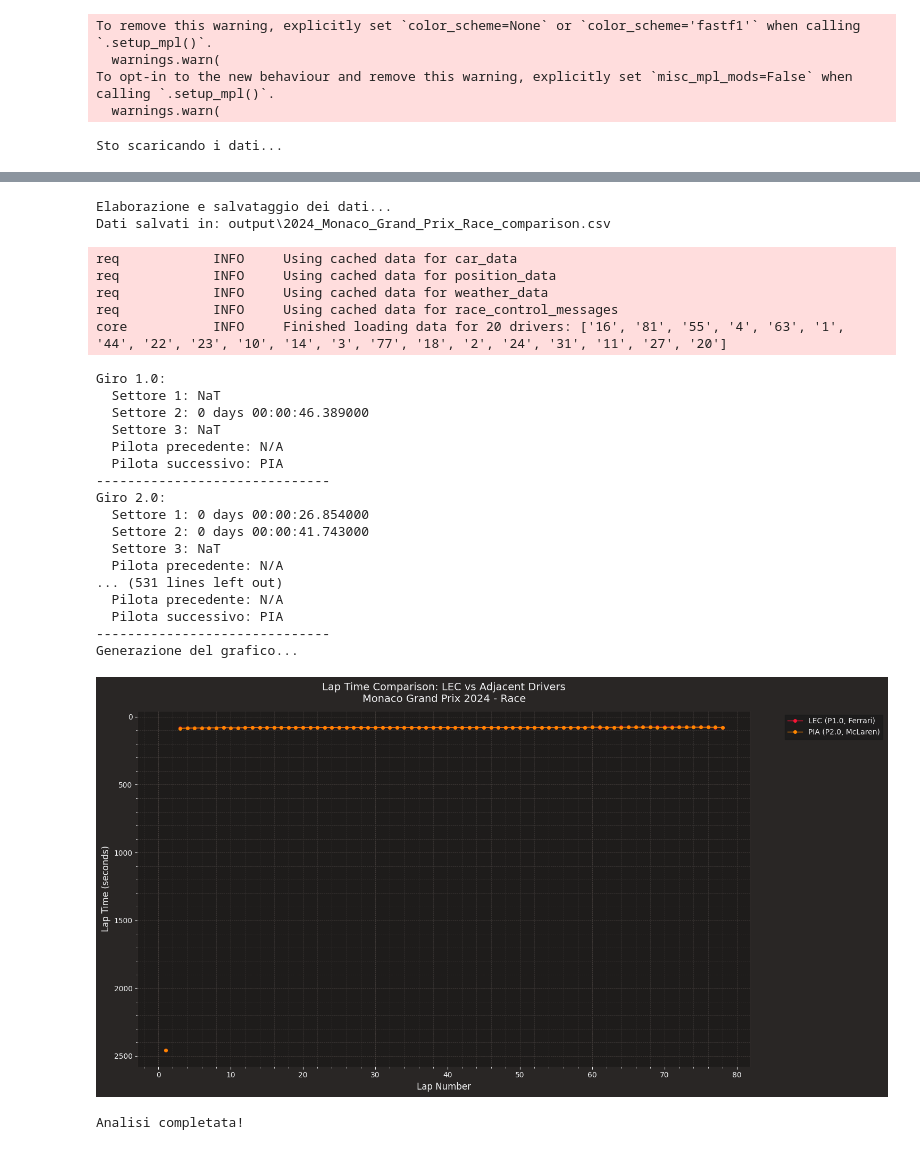
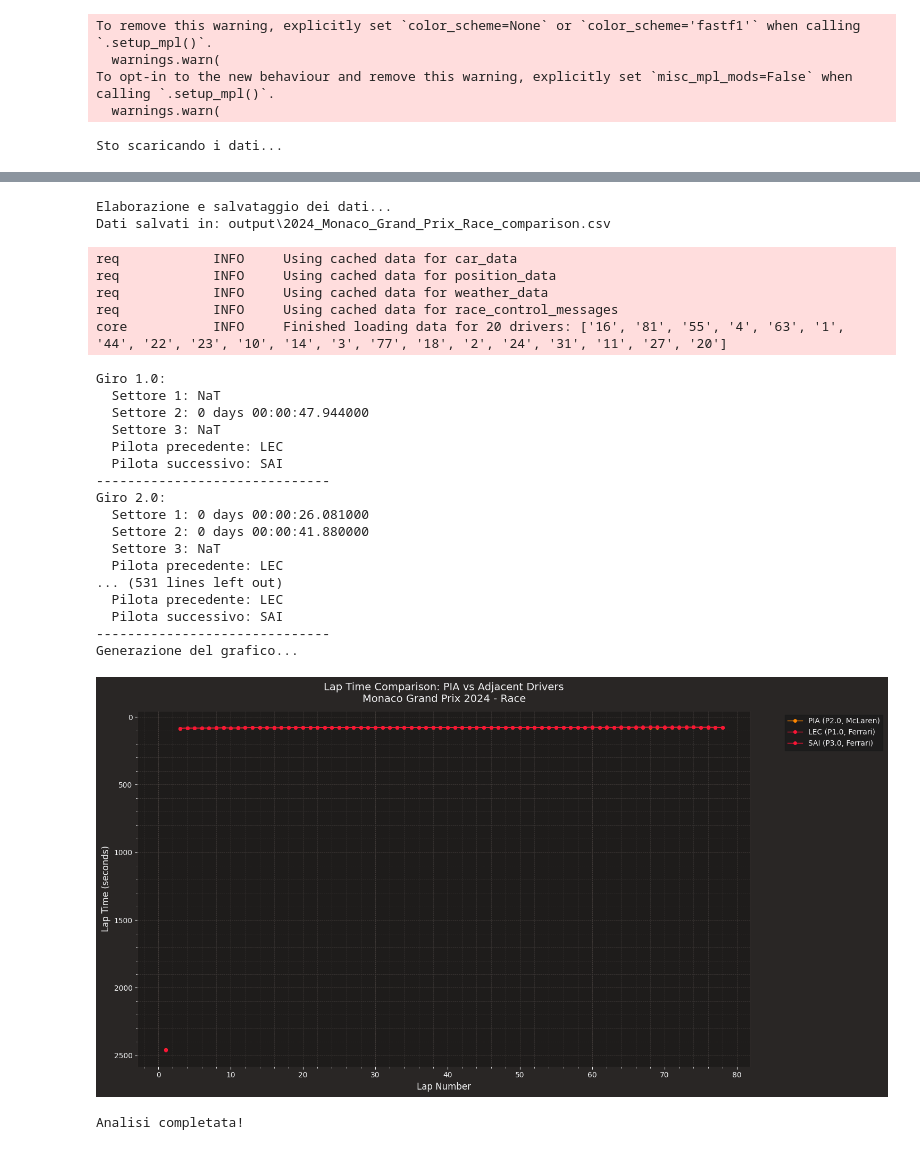
Before and after one commit to Vladinsky/FASTF1, a Jupyter notebook: Domyren/Grafico_tempi_su_giro_e_csv.ipynb, the cells around one changed output, grey strips where cells are left out. Cells and saved outputs as stored; diff of their text form; code cells hidden in the pictures.

```diff
--- a/Domyren/Grafico_tempi_su_giro_e_csv.ipynb
+++ b/Domyren/Grafico_tempi_su_giro_e_csv.ipynb
@@ -175,7 +175,7 @@ if __name__ == "__main__":
     year = 2024
     event_name = "Monaco"
     session_type = "Race"
-    driver_code = "LEC"  # Charles Leclerc
+    driver_code = "PIA"  # Charles Leclerc
 
     # Ottieni dati
     print("Sto scaricando i dati...")
@@ -188,7 +188,7 @@ if __name__ == "__main__":
     # Mostra grafico    import fastf1 as ff1
 
     # Set session details
-    driver = 'LEC'  # Codice del pilota (es. 'LEC' per Charles Leclerc)
+    driver = 'PIA'  # Codice del pilota (es. 'LEC' per Charles Leclerc)
     gp = 'Monaco'
     year = 2024
     session = 'R'
@@ -252,40 +252,40 @@ req            INFO     Using cached data for driver_info
 req            INFO     Using cached data for session_status_data
 req            INFO     Using cached data for lap_count
 req            INFO     Using cached data for track_status_data
 req            INFO     Using cached data for _extended_timing_data
 req            INFO     Using cached data for timing_app_data
 core           INFO     Processing timing data...
 req            INFO     Using cached data for car_data
 req            INFO     Using cached data for position_data
 req            INFO     Using cached data for weather_data
 ... (7 lines left out)
 req            INFO     Using cached data for track_status_data
 req            INFO     Using cached data for _extended_timing_data
 req            INFO     Using cached data for timing_app_data
 core           INFO     Processing timing data...
 Elaborazione e salvataggio dei dati...
 Dati salvati in: output\2024_Monaco_Grand_Prix_Race_comparison.csv
 req            INFO     Using cached data for car_data
 req            INFO     Using cached data for position_data
 req            INFO     Using cached data for weather_data
 req            INFO     Using cached data for race_control_messages
 core           INFO     Finished loading data for 20 drivers: ['16', '81', '55', '4', '63', '1', '44', '22', '23', '10', '14', '3', '77', '18', '2', '24', '31', '11', '27', '20']
 Giro 1.0:
   Settore 1: NaT
-  Settore 2: 0 days 00:00:46.389000
+  Settore 2: 0 days 00:00:47.944000
   Settore 3: NaT
-  Pilota precedente: N/A
-  Pilota successivo: PIA
+  Pilota precedente: LEC
+  Pilota successivo: SAI
 ------------------------------
 Giro 2.0:
-  Settore 1: 0 days 00:00:26.854000
-  Settore 2: 0 days 00:00:41.743000
+  Settore 1: 0 days 00:00:26.081000
+  Settore 2: 0 days 00:00:41.880000
   Settore 3: NaT
-  Pilota precedente: N/A
+  Pilota precedente: LEC
 ... (531 lines left out)
-  Pilota precedente: N/A
-  Pilota successivo: PIA
+  Pilota precedente: LEC
+  Pilota successivo: SAI
 ------------------------------
 Generazione del grafico...
-[figure, old version]
+[figure, new version]
 Analisi completata!
```
Also changed, not shown: 7 other files.
